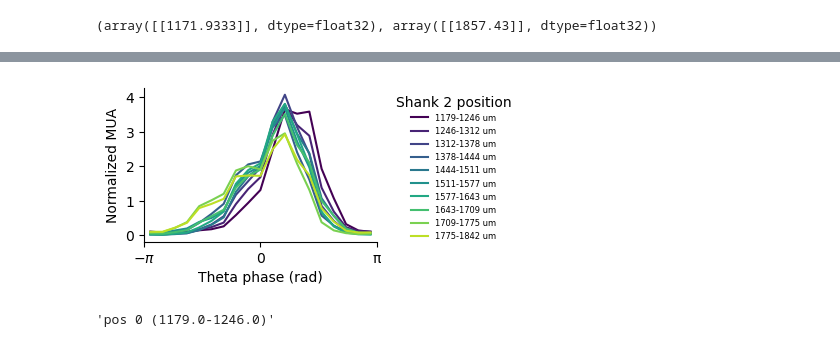
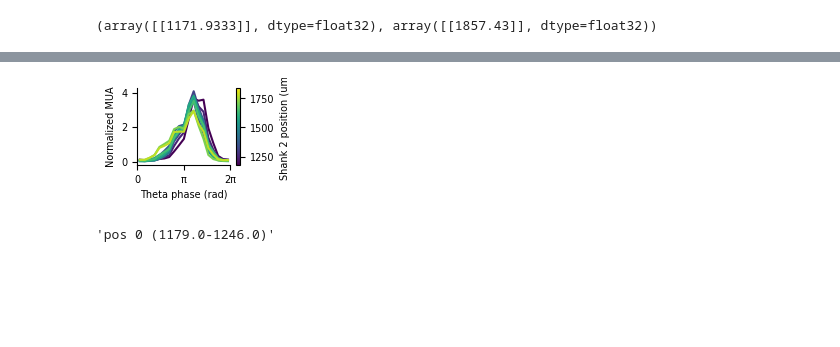
Before and after one commit to samuelbray32/c3po_publication, a Jupyter notebook: Fig3/mec_analyze_embedding_thetaphase.ipynb, the cells around one changed output, grey strips where cells are left out. Drawn from its saved outputs; the diff is of its cells as text; code cells hidden in the pictures; blank space fills up the shorter version.

```diff
--- a/Fig3/mec_analyze_embedding_thetaphase.ipynb
+++ b/Fig3/mec_analyze_embedding_thetaphase.ipynb
@@ -14,18 +14,21 @@ from c3po.model.model import C3PO
 # analysis=C3poAnalysis(None, None, None)
 # %% [markdown]
 # Load data
+# %%
+from utils import download_ebrains_file
+from pathlib import Path
+local_dir = Path("/stelmo/sam/tmp") # Change this to your desired local directory
+
+data_path = download_ebrains_file(
+    remote_path="sharing_v4/navigation/of/27765_2.mat",
+    local_path=local_dir / "27765_2.mat",
+)
 # %%
 import numpy as np
 from scipy.io import loadmat
 
-data_name = "/stelmo/sam/c3po_results/moserdata.mat"
-# data_name = "/stelmo/sam/c3po_datasets/moser_mec_25843_2_openfield.mat"
 
-
-data = loadmat(
-    data_name
-    # "/stelmo/sam/c3po_datasets/moser_mec_25843_2_openfield.mat"
-)  # in the downloadable Vollan archive, this is 27765_2.mat  (potentially can do this with any other data file)
+data = loadmat(data_path)
 
 
 def mat_fields(s):
@@ -1005,4 +1023,7 @@ fig.savefig(figure_folder / f"neuron_theta_phase_embedding_by_shank.svg", bbox_i
 # %%
+import matplotlib
+
+
 plot_shank = 2
 
 shift = np.pi
@@ -1014,7 +1035,8 @@ pos_shank = shank_pos[ind_shank]
 bins = np.linspace(-np.pi, np.pi, 20)
 # bins = (bins + shift) % (2 * np.pi)
 
-fig = plt.figure(figsize=(3,2))
+# fig = plt.figure(figsize=(3,2))
+fig = plt.figure(figsize=(1.5,1))
 mua_results = []
 for i in range(len(pos_bins) - 1):
     ind_pos =((pos_shank >= pos_bins[i]) & (pos_shank < pos_bins[i + 1]))[0]
@@ -1030,38 +1052,50 @@ for i in range(len(pos_bins) - 1):
         ind = (spike_phases >= bins[j]) & (spike_phases < bins[j + 1])
         mua_pos_phase[j] = mua_pos[ind].mean()
 
 
     if shift:
         ind_roll = np.where(bins[:-1]-bins[0] >= shift)[0][0]
         mua_pos_phase = np.roll(mua_pos_phase, -ind_roll)
         # bins_plot = np.roll(bins[:-1], -ind_roll)
 
     mua_pos_phase = mua_pos_phase / np.mean(mua_pos)
     # mua_results.append(mua_pos_phase)
 
 
 
     color = plt.cm.viridis(i / (len(pos_bins) - 1))
 
     bins_plot = (bins[:-1] - bins[0] + shift) % (2 * np.pi) +  bins[0]
     if shift:
-        bins_plot = np.roll(bins_plot,-ind_roll)
+        bins_plot = np.roll(bins_plot,-ind_roll) +shift
     # bins_plot =
     label = f"{np.round(pos_bins[i][0][0], 0):.0f}-{np.round(pos_bins[i+1][0][0], 0):.0f} um"
     plt.plot(bins_plot, mua_pos_phase,color=color, label=label, lw = 1.5)
 
+plt.colorbar(plt.cm.ScalarMappable(
+    cmap="viridis",
+    norm=matplotlib.colors.Normalize(vmin=pos_bins[0], vmax=pos_bins[-1])),
+    ax=plt.gca(), label="Shank 2 position (um)",
+    ticks=[1250,1500,1750]
+)
+
 plt.xlabel("Theta phase (rad)")
 plt.ylabel("Normalized MUA")
-plt.xticks([-np.pi, 0, np.pi], labels=["$-\pi$", "0", "π"])
-plt.legend(title="Shank 2 position", fontsize=6, bbox_to_anchor=(1.05, 1),frameon=False)
 
-plt.xlim(-np.pi, np.pi)
+# plt.legend(title="Shank 2 position", fontsize=6, bbox_to_anchor=(1.05, 1),frameon=False)
+
+if shift:
+    plt.xticks([0, np.pi,2*np.pi], labels=["0", "π", "2π"])
+    plt.xlim(-np.pi+shift, np.pi+shift)
+else:
+    plt.xticks([-np.pi, 0, np.pi], labels=["$-\pi$", "0", "π"])
+    plt.xlim(-np.pi, np.pi)
 ax = fig.gca()
 ax.spines[["top", "right"]].set_visible(False)
 
 fig.savefig(figure_folder / f"mua_vs_theta_phase_by_shank_depth_{plot_shank}.svg", bbox_inches="tight")
 # %% [output]
-[figure, old version]
+[figure, new version]
 # %%
 f"pos {i} ({np.round(pos_bins[i][0][0], 0)}-{np.round(pos_bins[i+1][0][0], 0)})"
 # %% [output]
```
Also changed, not shown: parts of 5 cells of this notebook, 3 other files.
